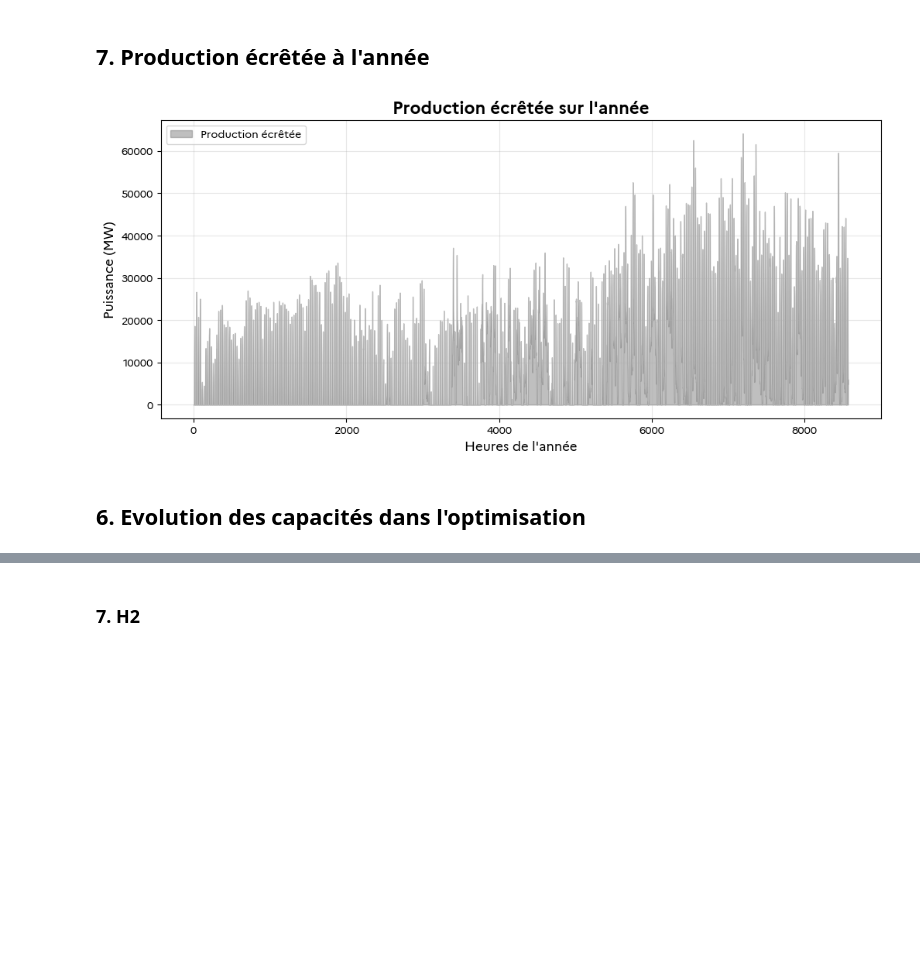
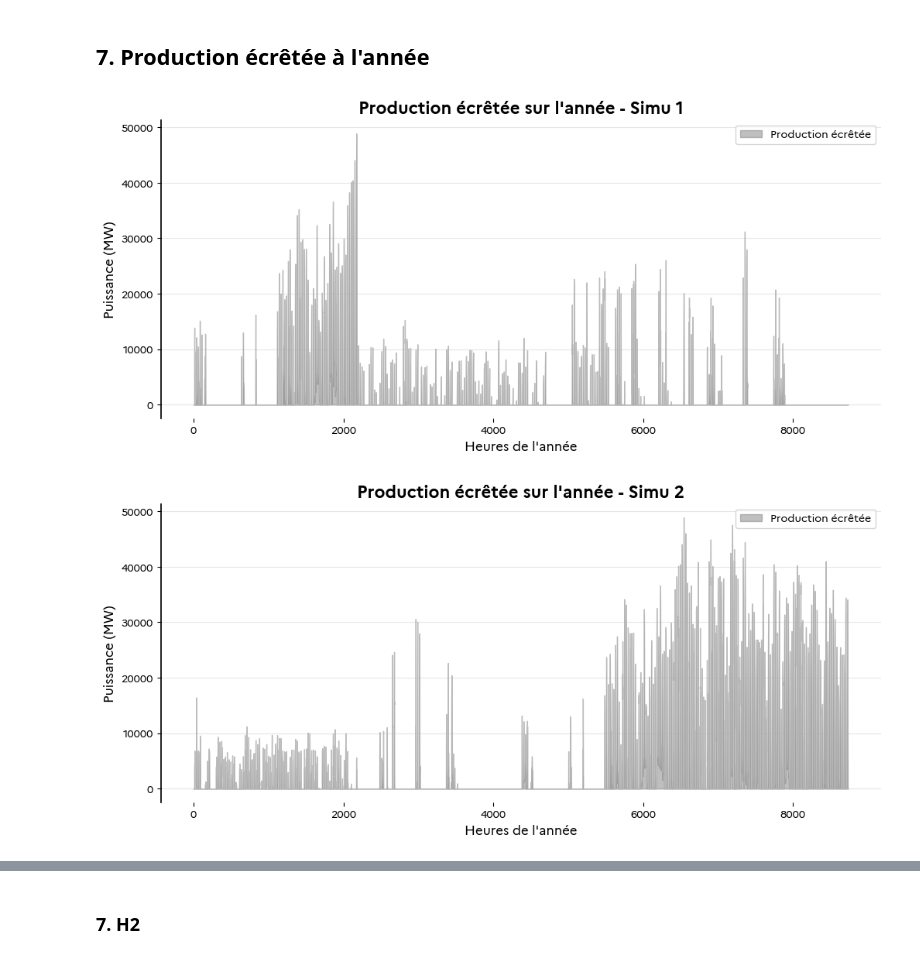
Before and after one commit to alextonon/ETE305_Optimization_Study, a Jupyter notebook: analysis_fixed_parc.ipynb, the cells around one changed output, grey strips where cells are left out. Cells and saved outputs as stored; diff of their text form; code cells hidden in the pictures; blank space fills up the shorter version.

```diff
--- a/analysis_fixed_parc.ipynb
+++ b/analysis_fixed_parc.ipynb
@@ -104,0 +69,10 @@ df = df_global.iloc[start_idx:end_idx].copy()
+# %%
+# Config de lecture des données
+WEEK_TARGET = 0  # semaine de départ
+TWO_WEEKS = True   # True pour 2 semaines, False pour 1 semaine
+
+id1 = "ACC8BA95"
+id2 = "D8B55459"
+
+name_simu_1 = "Simu 1"
+name_simu_2 = "Simu 2"
@@ -179,10 +501,10 @@ plt.show()
 # %% [markdown]
 ### **1.2 Semaines sous tension**
 # %%
-df_global['week'] = (df_global.index // 24) // 7  # semaines 0 à 51
-weekly_load = df_global.groupby('week')['Load'].sum()  # ou sum() si tu préfères la conso totale
+df_global1['week'] = (df_global1.index // 24) // 7  # semaines 0 à 51
+weekly_load = df_global1.groupby('week')['Load'].sum()  # ou sum() si tu préfères la conso totale
 
-weekly_fatal = df_global.groupby('week')[['Solar','Onshore','Offshore', 'hy_th_fatal']].sum().sum(axis=1)
+weekly_fatal = df_global1.groupby('week')[['Solar','Onshore','Offshore', 'hy_th_fatal']].sum().sum(axis=1)
 # axis=1 pour sommer les types d'EnR par semaine
 
 # Normalisation
@@ -641,17 +1397,51 @@ plt.show()
 # %% [markdown]
 ## **7. Production écrêtée à l'année**
 # %%
+import matplotlib.pyplot as plt
 
+# -----------------------------
+# SIMU 1
+# -----------------------------
+fig, ax = plt.subplots(figsize=(12,5))
+ax.fill_between(df_global1.index, 0, df_global1["Exces"], color='grey', alpha=0.5, label="Production écrêtée")
+ax.set_xlabel("Heures de l'année")
+ax.set_ylabel("Puissance (MW)")
+ax.set_title(f"Production écrêtée sur l'année - {name_simu_1}")
 
-plt.figure(figsize=(12,5))
-plt.fill_between(df_global.index, 0, df_global["Exces"], color='grey', alpha=0.5, label="Production écrêtée")
-plt.xlabel("Heures de l'année")
-plt.ylabel("Puissance (MW)")
-plt.title("Production écrêtée sur l'année")
-plt.legend()
-plt.grid(alpha=0.3)
+# Grille
+ax.grid(axis="y", alpha=0.3)
+
+# Style minimaliste : cadre enlevé sauf gauche
+for spine in ax.spines.values():
+    spine.set_visible(False)
+ax.spines["left"].set_visible(True)
+ax.spines["left"].set_linewidth(1.2)
+
+# Légende
+ax.legend(loc="upper right")
+
+# -----------------------------
+# SIMU 2
+# -----------------------------
+fig, ax = plt.subplots(figsize=(12,5))
+ax.fill_between(df_global2.index, 0, df_global2["Exces"], color='grey', alpha=0.5, label="Production écrêtée")
+ax.set_xlabel("Heures de l'année")
+ax.set_ylabel("Puissance (MW)")
+ax.set_title(f"Production écrêtée sur l'année - {name_simu_2}")
+
+# Grille
+ax.grid(axis="y", alpha=0.3)
+
+# Style minimaliste : cadre enlevé sauf gauche
+for spine in ax.spines.values():
+    spine.set_visible(False)
+ax.spines["left"].set_visible(True)
+ax.spines["left"].set_linewidth(1.2)
+
+# Légende
+ax.legend(loc="upper right")
+
 plt.show()
 # %% [output]
-[figure, old version]
+[figure, new version]
+[figure, added]
-# %% [markdown]
-## **6. Evolution des capacités dans l'optimisation**
```
Also changed, not shown: parts of 36 cells of this notebook, 1 other file.
